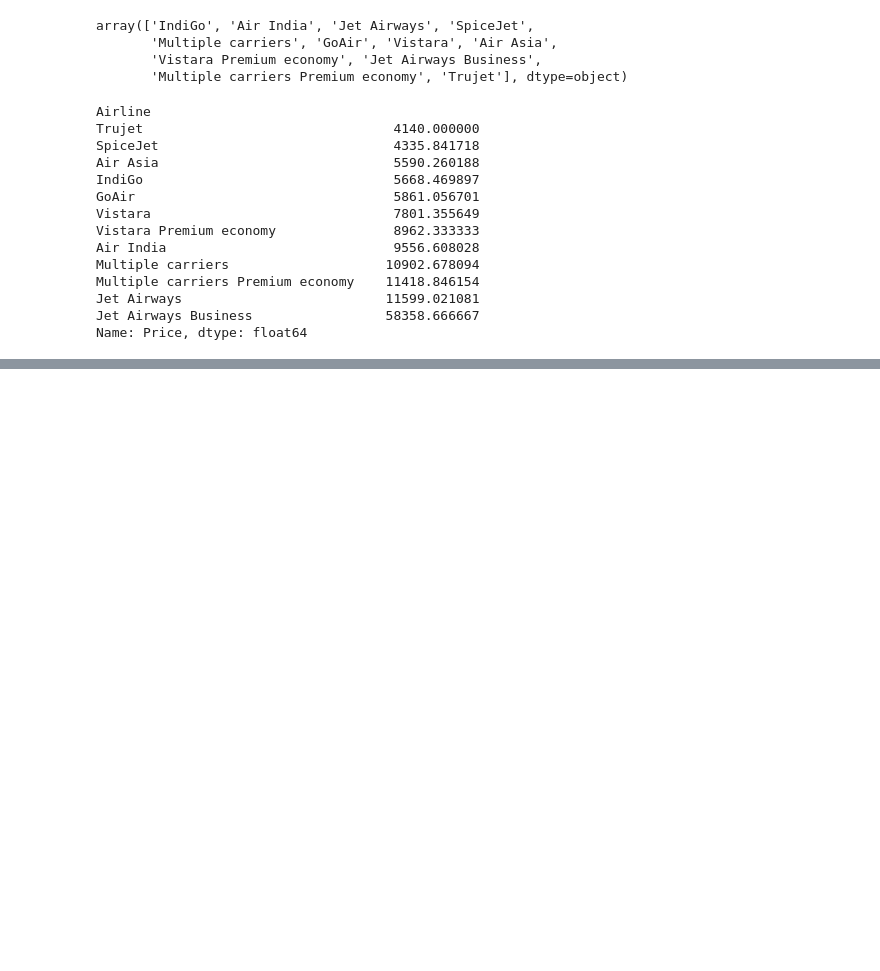
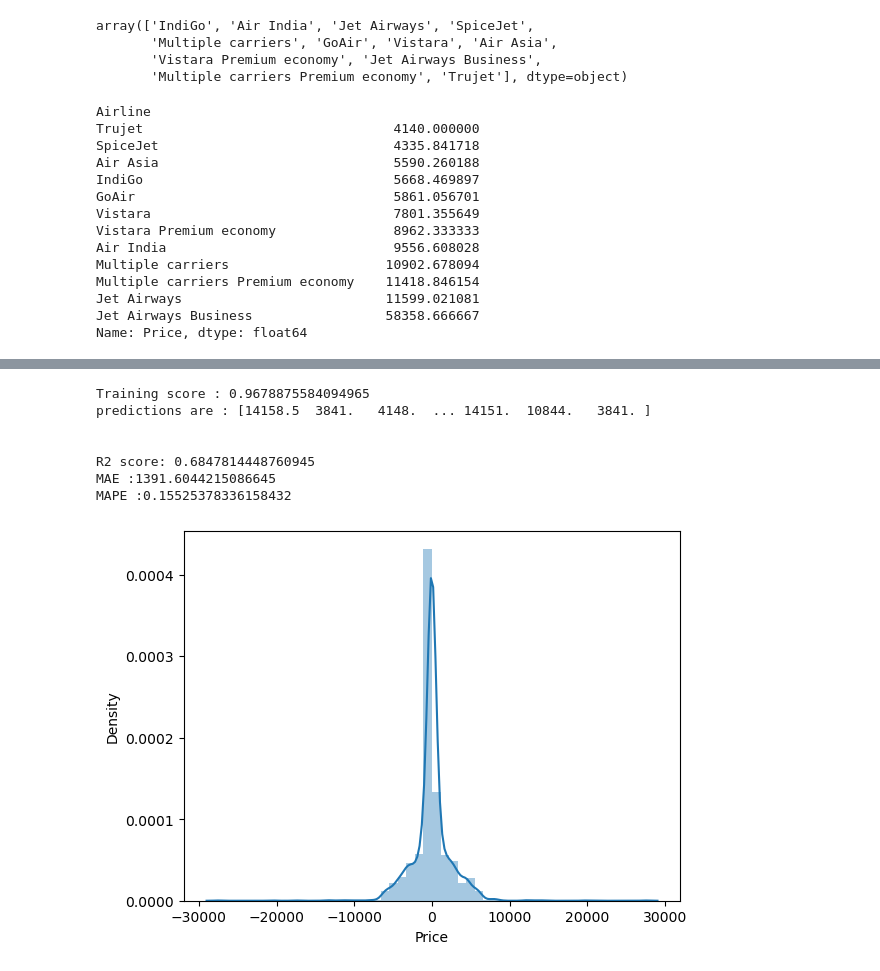
Before and after one commit to Amshavarthana-S/Flight-Fare-Prediction, a Jupyter notebook: Flight_Fare_Prediction.ipynb, the cells around one changed output, grey strips where cells are left out. Cells and saved outputs as stored; diff of their text form; code cells hidden in the pictures; blank space fills up the shorter version.

```diff
--- a/Flight_Fare_Prediction.ipynb
+++ b/Flight_Fare_Prediction.ipynb
@@ -489,0 +878,11 @@ Name: Price, dtype: float64
+# %%
+predict(DecisionTreeRegressor())
+# %% [output]
+Training score : 0.9678875584094965
+predictions are : [14158.5  3841.   4148.  ... 14151.  10844.   3841. ]
+
+
+R2 score: 0.6847814448760945
+MAE :1391.6044215086645
+MAPE :0.15525378336158432
+[figure, added]
```
Also changed, not shown: parts of 73 cells of this notebook, 2 other files.
